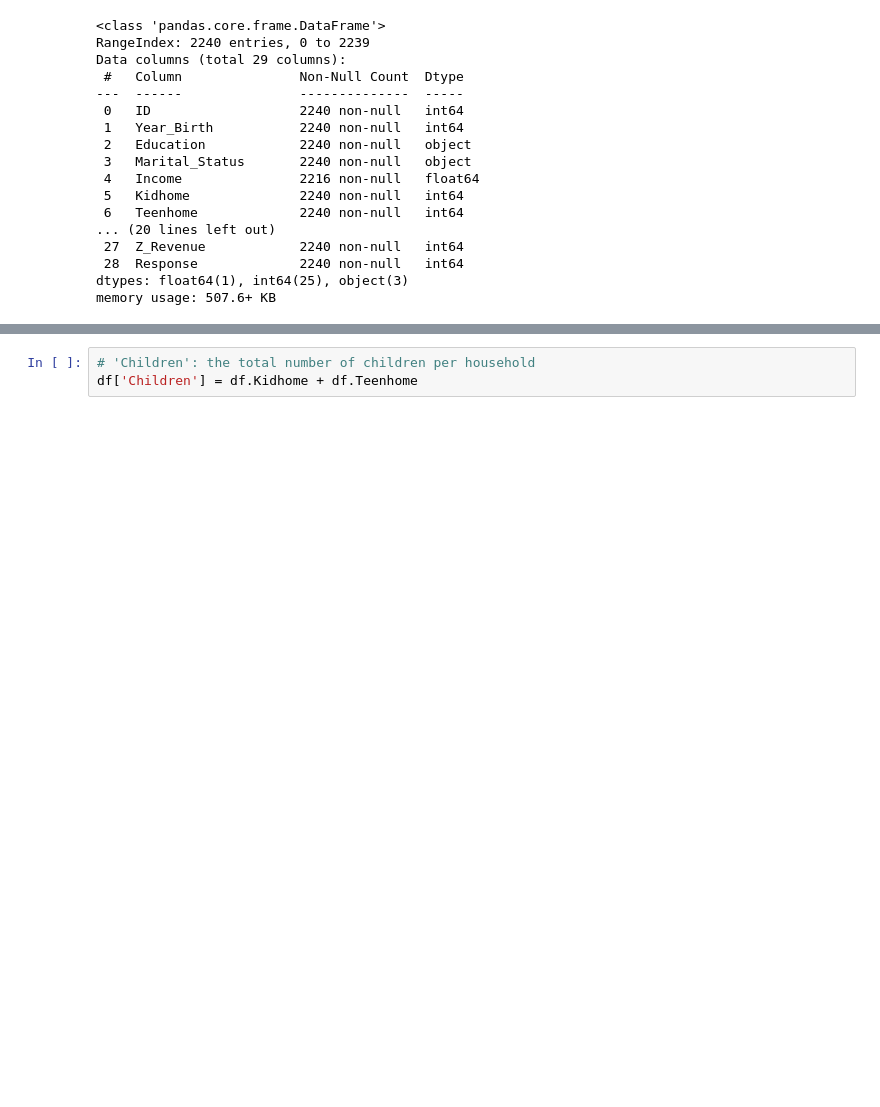
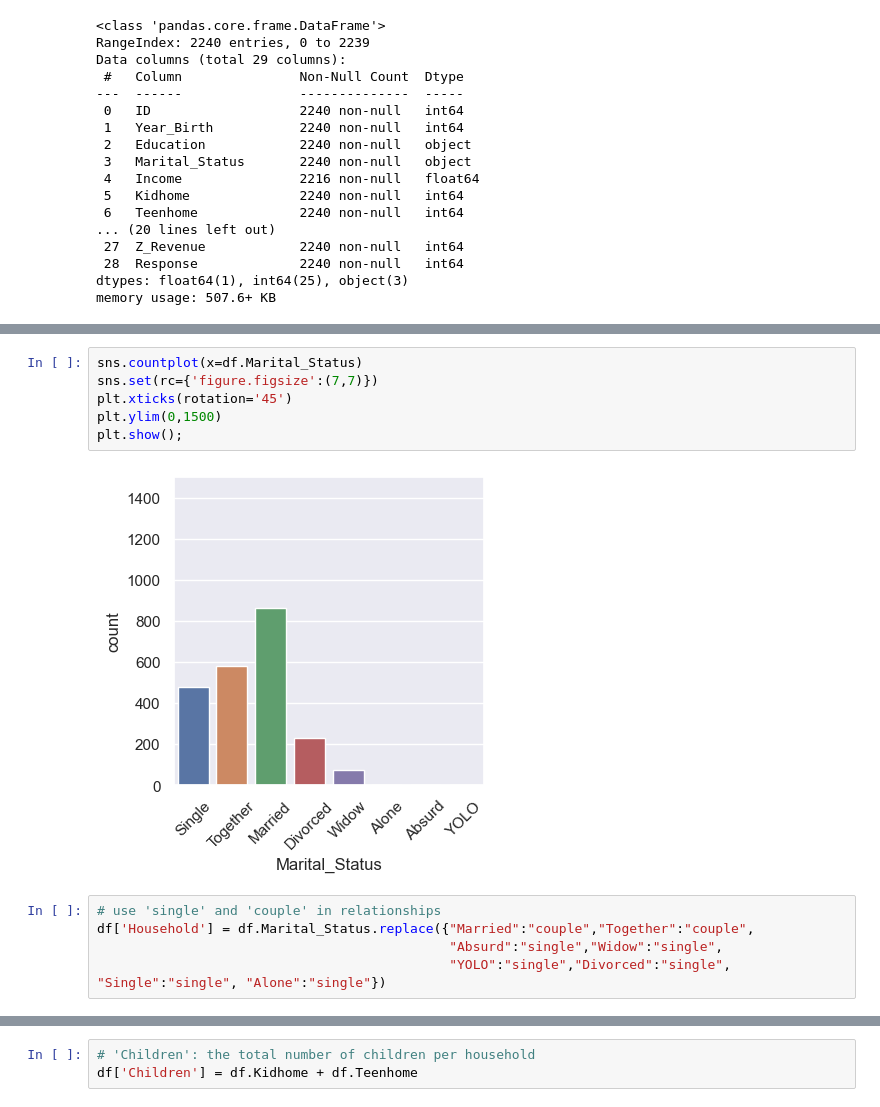
Before and after one commit to livia360/Capstone_project, a Jupyter notebook: 01_Data_Wrangling.ipynb, the cells around one changed output, grey strips where cells are left out. Cells and saved outputs as stored; diff of their text form; blank space fills up the shorter version.

```diff
--- a/01_Data_Wrangling.ipynb
+++ b/01_Data_Wrangling.ipynb
@@ -143,0 +217,13 @@ df.describe()
+# %%
+sns.countplot(x=df.Marital_Status)
+sns.set(rc={'figure.figsize':(7,7)})
+plt.xticks(rotation='45')
+plt.ylim(0,1500)
+plt.show();
+# %% [output]
+[figure, added]
+# %%
+# use 'single' and 'couple' in relationships
+df['Household'] = df.Marital_Status.replace({"Married":"couple","Together":"couple",
+                                             "Absurd":"single","Widow":"single",
+                                             "YOLO":"single","Divorced":"single", "Single":"single", "Alone":"single"})
```
Also changed, not shown: parts of 63 cells of this notebook.
